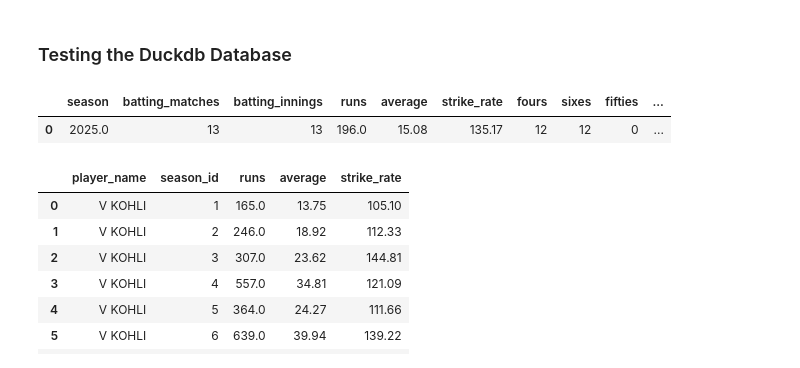
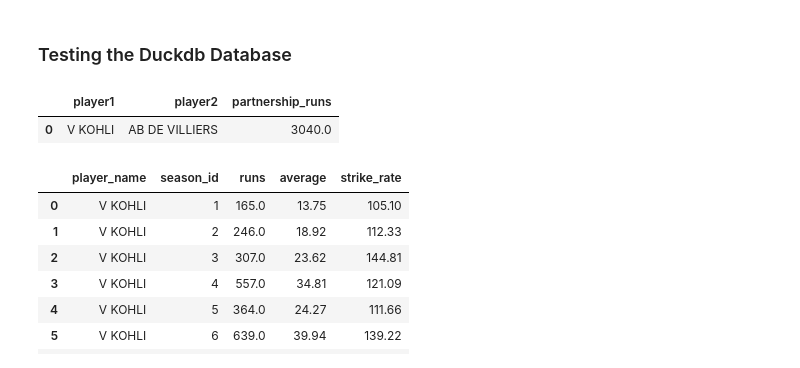
Before and after one commit to dsang18/IPL-Chatbot, a Jupyter notebook: Create-DuckDB.ipynb, the cells around one changed output. Saved outputs shown, nothing was run; the diff lists cells and outputs as text; code cells hidden in the pictures.

```diff
--- a/Create-DuckDB.ipynb
+++ b/Create-DuckDB.ipynb
@@ -124,30 +124,23 @@ from utils.database import execute_query
 # %%
-df = execute_query(query="""
-SELECT s.season,
-       b.matches AS batting_matches,
-       b.innings AS batting_innings,
-       b.runs,
-       b.average,
-       b.strike_rate,
-       b.fours,
-       b.sixes,
-       b.fifties,
-       b.hundreds,
-       bw.matches AS bowling_matches,
-       bw.innings AS bowling_innings,
-       bw.wickets,
-       bw.economy,
-       bw.bowling_average,
-       bw.bowling_strike_rate
-FROM dim_player p
-JOIN dim_season s ON s.season_id = (SELECT season_id FROM dim_season ORDER BY season DESC LIMIT 1)
-LEFT JOIN agg_player_batting b ON b.player_id = p.player_id AND b.season_id = s.season_id
-LEFT JOIN agg_player_bowling bw ON bw.player_id = p.player_id AND bw.season_id = s.season_id
-WHERE p.player_name = 'MS DHONI';
-""")
+df = SQLExecutor().run(query="""
+WITH partnership AS (
+  SELECT
+    LEAST(batter_id, non_striker_id) AS player1_id,
+    GREATEST(batter_id, non_striker_id) AS player2_id,
+    SUM(runs_batter) AS runs
+  FROM fact_delivery_enriched
+  WHERE batter_id IS NOT NULL AND non_striker_id IS NOT NULL
+  GROUP BY LEAST(batter_id, non_striker_id), GREATEST(batter_id, non_striker_id)
+)
+SELECT p1.player_name AS player1, p2.player_name AS player2, partnership.runs AS partnership_runs
+FROM partnership
+JOIN dim_player p1 ON partnership.player1_id = p1.player_id
+JOIN dim_player p2 ON partnership.player2_id = p2.player_id
+ORDER BY partnership.runs DESC
+LIMIT 1;""")
 
 df
 # %% [output]
-|  | season | batting_matches | batting_innings | runs | average | strike_rate | fours | sixes | fifties | ... |
-| 0 | 2025.0 | 13 | 13 | 196.0 | 15.08 | 135.17 | 12 | 12 | 0 | ... |
+|  | player1 | player2 | partnership_runs |
+| 0 | V KOHLI | AB DE VILLIERS | 3040.0 |
 # %%
```
Also changed, not shown: parts of 7 cells of this notebook, 24 other files.
